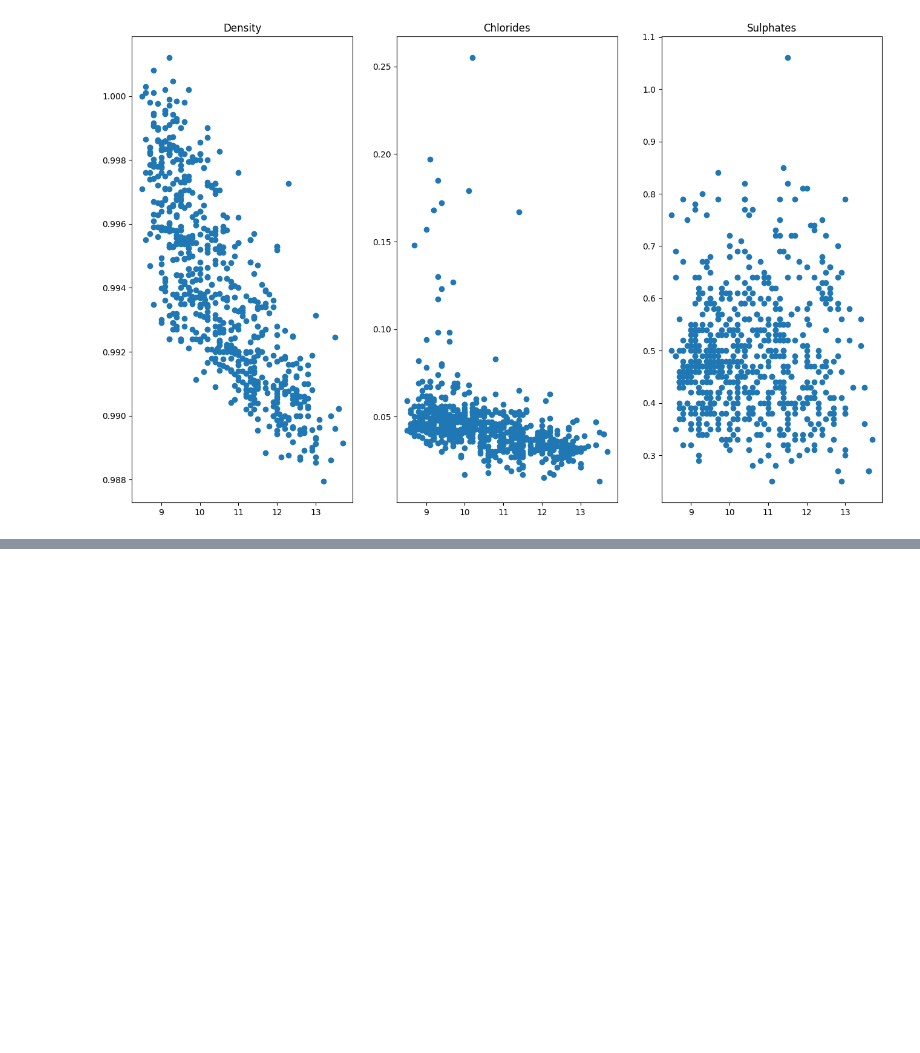
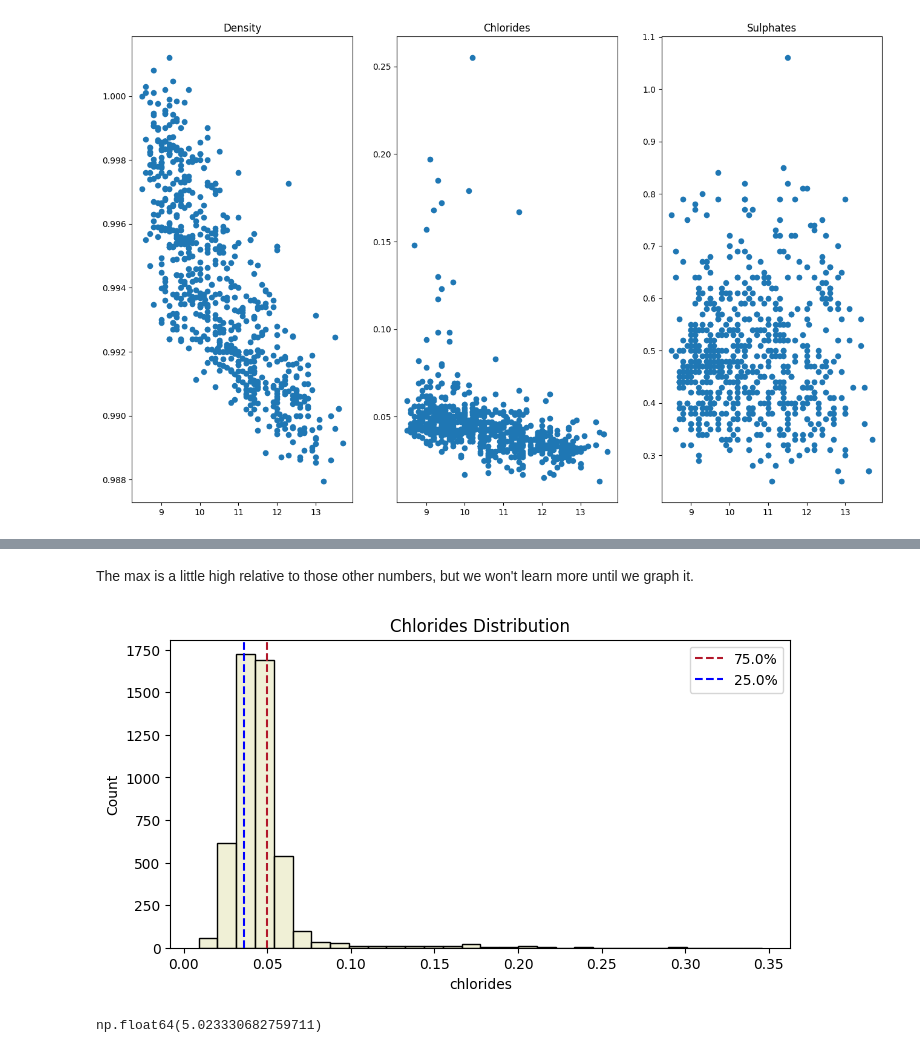
Before and after one commit to jklydev/everything-counts-summative-1, a Jupyter notebook: wine.ipynb, the cells around one changed output, grey strips where cells are left out. Cells and saved outputs as stored; diff of their text form; code cells hidden in the pictures; blank space fills up the shorter version.

Commit message:
Chlorides section and conclusion.

```diff
--- a/wine.ipynb
+++ b/wine.ipynb
@@ -602,0 +619,10 @@ Density looks pretty much like we'd expect it to, but Clorides seems a bit odd,
+# %% [markdown]
+The max is a little high relative to those other numbers, but we won't learn more until we graph it.
+# %%
+plot_dist('chlorides')
+# %% [output]
+[figure, added]
+# %%
+white_wines.chlorides.skew()
+# %% [output]
+np.float64(5.023330682759711)
```
Also changed, not shown: parts of 16 cells of this notebook.
